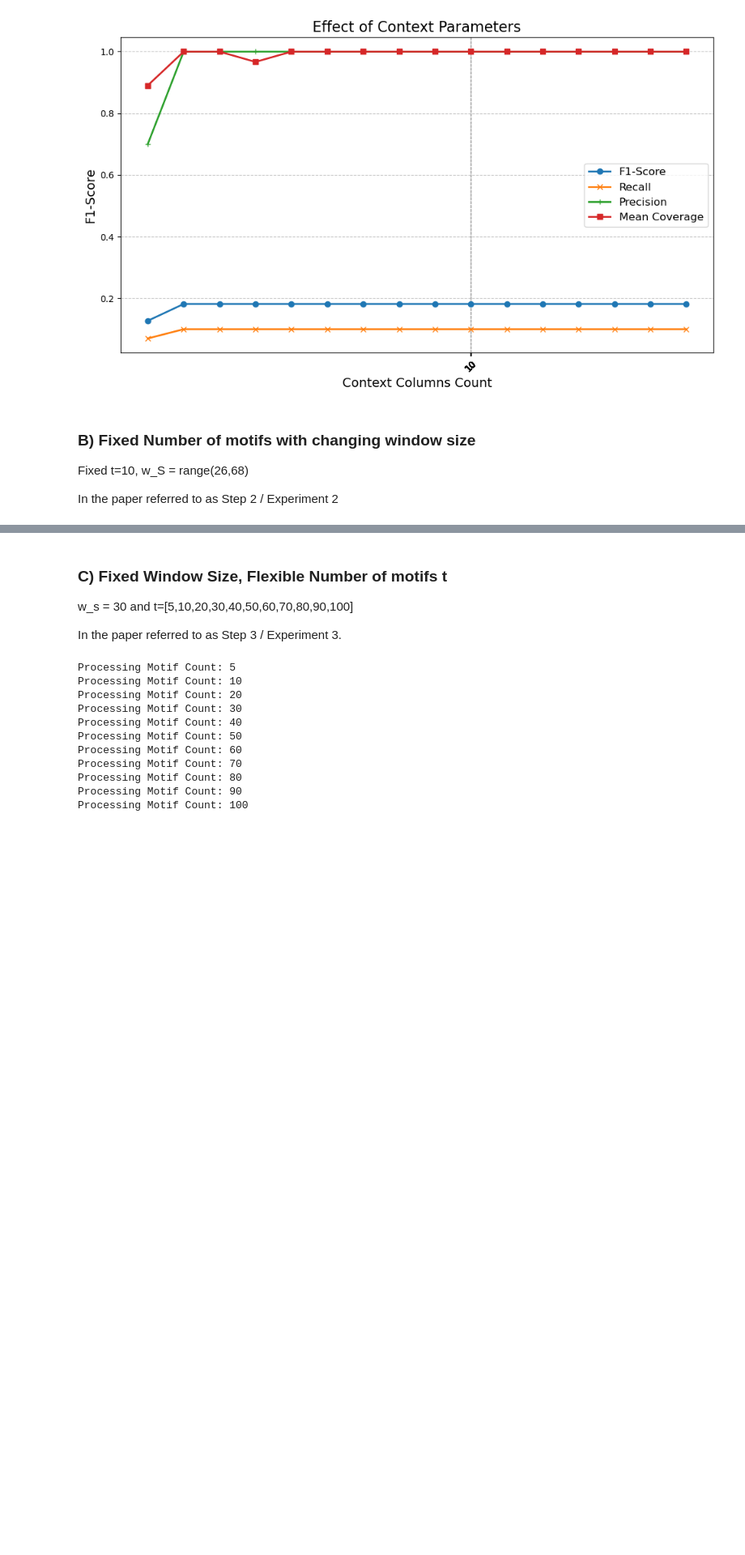
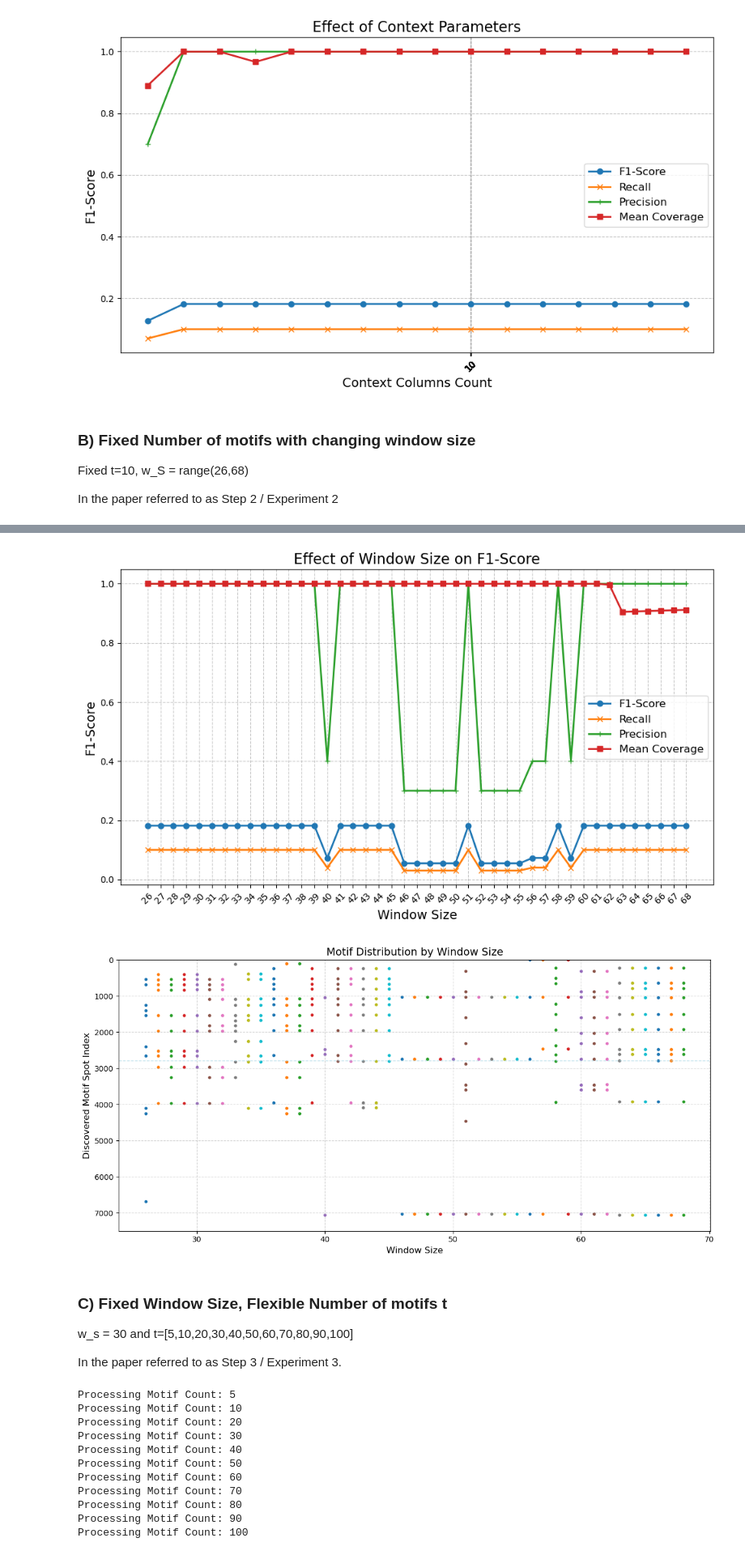
Before and after one commit to thohenadl/TimeSeriesInRPM, a Jupyter notebook: BPM_Tech_Forum.ipynb, the cells around one changed output, grey strips where cells are left out. Shown at 81% size. Saved outputs shown, nothing was run; the diff lists cells and outputs as text; code cells hidden in the pictures; blank space fills up the shorter version.

Commit message:
Experiment Results - Update Hand In

```diff
--- a/BPM_Tech_Forum.ipynb
+++ b/BPM_Tech_Forum.ipynb
@@ -405,58 +407,51 @@ results = []
 
 # ---- Main loop ----
 size = 26
-discovery_repeat = False
 while size <= 68:
     print(f"Processing size: {size}")
     motif_distances, motif_indices, motif_subspaces, motif_mdls = util.util.mine_w2v(ui_log_encoded_w2v,size,NumberOfMotifsToDiscover)
 
     discovered_set = set(motif_indices[0])
-    if discovered_set or discovery_repeat:
 
-        # insert_spots, motif_spots, overlapDF = util.util.compare_sets(groundTruth_set, discovered_set, (size/2))
-        original_inserts_indexes, discovered_motif_spots, overlapDF = util.util.compute_discovery_coverage(case_id_list, set(motif_indices[0]), size, threshold=threshold)
+    original_inserts_indexes, discovered_motif_spots, overlapDF = util.util.compute_discovery_coverage(case_id_list, set(motif_indices[0]), size, threshold=threshold)
+    mean_coverage = 0
+
+    if 'coverage' in overlapDF.columns:
+        mean_coverage = overlapDF.loc[:, "coverage"].mean()
+    else:
         mean_coverage = 0
 
-        if 'coverage' in overlapDF.columns:
-            mean_coverage = overlapDF.loc[:, "coverage"].mean()
-        else:
-            mean_coverage = 0
+    true_positives = len(original_inserts_indexes)
+    false_positives = NumberOfMotifsToDiscover - true_positives
+    false_negatives = ground_truth_sum - true_positives
 
-        true_positives = len(original_inserts_indexes)
-        false_positives = NumberOfMotifsToDiscover - true_positives
-        false_negatives = ground_truth_sum - true_positives
+    precision = true_positives / (true_positives + false_positives) if (true_positives + false_positives) > 0 else 0
 
-        precision = true_positives / (true_positives + false_positives) if (true_positives + false_positives) > 0 else 0
+    recall = true_positives / (true_positives + false_negatives) if (true_positives + false_negatives) > 0 else 0
+    f1_score = (2 * precision * recall) / (precision + recall) if (precision + recall) > 0 else 0
 
-        recall = true_positives / (true_positives + false_negatives) if (true_positives + false_negatives) > 0 else 0
-        f1_score = (2 * precision * recall) / (precision + recall) if (precision + recall) > 0 else 0
+    # Filter the length of the discovered motifs
+    filtered_df = cases_df[cases_df["start_index"].isin(original_inserts_indexes)]
+    motif_length_list = list(filtered_df[["start_index", "length"]].itertuples(index=False, name=None))
 
-        # Filter the length of the discovered motifs
-        filtered_df = cases_df[cases_df["start_index"].isin(original_inserts_indexes)]
-        motif_length_list = list(filtered_df[["start_index", "length"]].itertuples(index=False, name=None))
-
-        # print(f"Loop {size} completed. Results appending. F1-Score: {f1_score}, Precision: {precision}, Recall: {recall}, IuO: {mean_iou}.")
-        results.append({
-            'window_size': size,
-            'precision': precision,
-            'recall': recall,
-            'f1_score': f1_score,
-            'mean_coverage': mean_coverage,
-            'discovered_indexes': set(overlapDF[["groundTruthStart", "groundTruthLength"]].itertuples(index=False, name=None)),
-            'discovered_motif_spots': set(discovered_motif_spots),
-            'motif_count': NumberOfMotifsToDiscover
-        })
-        size += 1
-        discovery_repeat = False
-    else:
-        discovery_repeat = True
-
+    # print(f"Loop {size} completed. Results appending. F1-Score: {f1_score}, Precision: {precision}, Recall: {recall}, IuO: {mean_iou}.")
+    results.append({
+        'window_size': size,
+        'precision': precision,
+        'recall': recall,
+        'f1_score': f1_score,
+        'mean_coverage': mean_coverage,
+        'discovered_indexes': set(overlapDF[["groundTruthStart", "groundTruthLength"]].itertuples(index=False, name=None)),
+        'discovered_motif_spots': set(discovered_motif_spots),
+        'motif_count': NumberOfMotifsToDiscover
+    })
+    size += 1
 
 # ---- Save the results ----
 results_df = pd.DataFrame(results)
 timestamp = datetime.now().strftime("%y%m%d_%H%M")
 if save_experiment_to_folder:
-    results_df.to_csv(f'ExperimentResult/windowSize-EX2_{log_to_discover_name}_{timestamp}.csv', index=False)
+    results_df.to_csv(f'ExperimentResult/EX2-windowSize_{log_to_discover_name}_{timestamp}.csv', index=False)
 # print(results_df)
 
 # ---- Plot F1-Score vs Window Size ----
@@ -475,7 +470,7 @@ plt.tight_layout()
 plt.legend(fontsize=12)
 # ---- Save to file ----
 if save_experiment_to_folder:
-    plt.savefig(f"ExperimentResult/windowSize-EX2_{log_to_discover_name}_plot-MetricResults_{timestamp}.png", dpi=300, bbox_inches='tight')
+    plt.savefig(f"ExperimentResult/EX2-windowSize_{log_to_discover_name}_plot-MetricResults_{timestamp}.png", dpi=300, bbox_inches='tight')
 plt.show()
 
 # ---- Motif Distribution Plot ----
@@ -498,12 +493,13 @@ plt.ylim(7500, 0)
 plt.xlabel("Window Size", fontsize=12)
 plt.ylabel("Discovered Motif Spot Index", fontsize=12)
 plt.title("Motif Distribution by Window Size", fontsize=14)
-plt.axhline(y=2789, color='lightblue', linestyle='--', linewidth=1, label='Start of RT Traces') # Only works for SRRT_Joint
+if log_to_discover_name == "SRRT_Parallel":
+    plt.axhline(y=2789, color='lightblue', linestyle='--', linewidth=1, label='Start of RT Traces') # Only works for SRRT_Joint
 plt.grid(True, linestyle="--", alpha=0.5)
 # plt.legend(title="Window Sizes", fontsize=9)
 plt.tight_layout()
 if save_experiment_to_folder:
-    plt.savefig(f"ExperimentResult/windowSize-EX2_{log_to_discover_name}_plot-MotifDistribution_{timestamp}.png", dpi=300, bbox_inches='tight')
+    plt.savefig(f"ExperimentResult/EX2-windowSize_{log_to_discover_name}_plot-MotifDistribution_{timestamp}.png", dpi=300, bbox_inches='tight')
 plt.show()
 # %% [output]
 Processing size: 26
@@ -526,3 +522,5 @@ Processing size: 49
+[figure, added]
+[figure, added]
 # %% [markdown]
 ### C) Fixed Window Size, Flexible Number of motifs t
 
```
Also changed, not shown: parts of 8 cells of this notebook, 16 other files.
